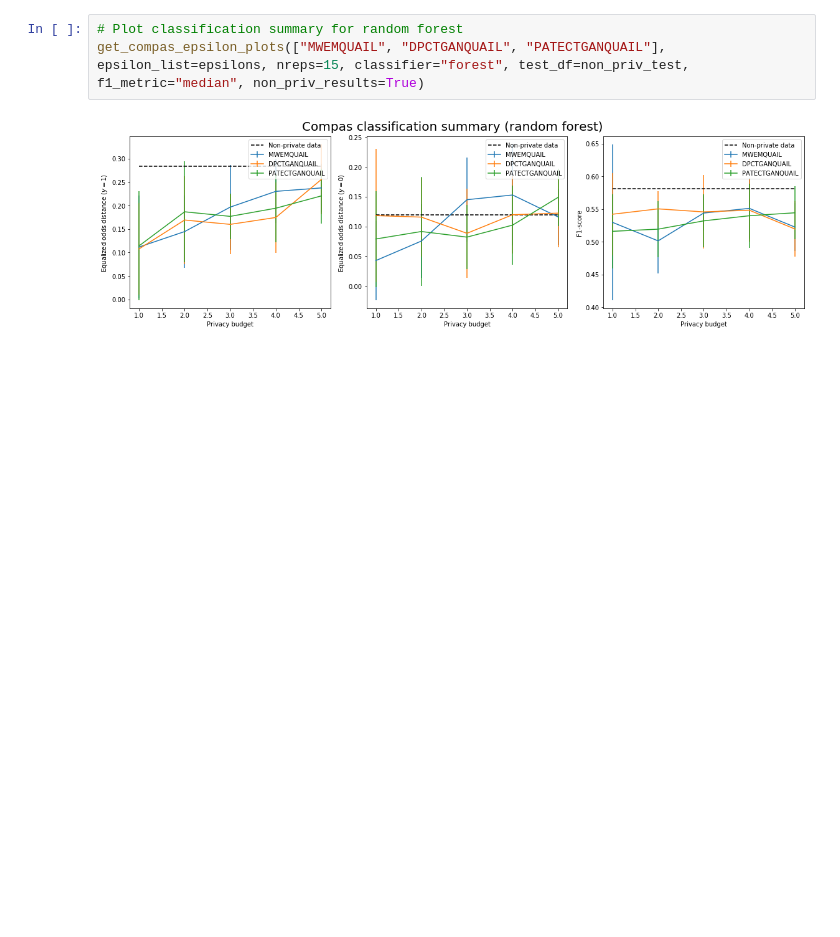
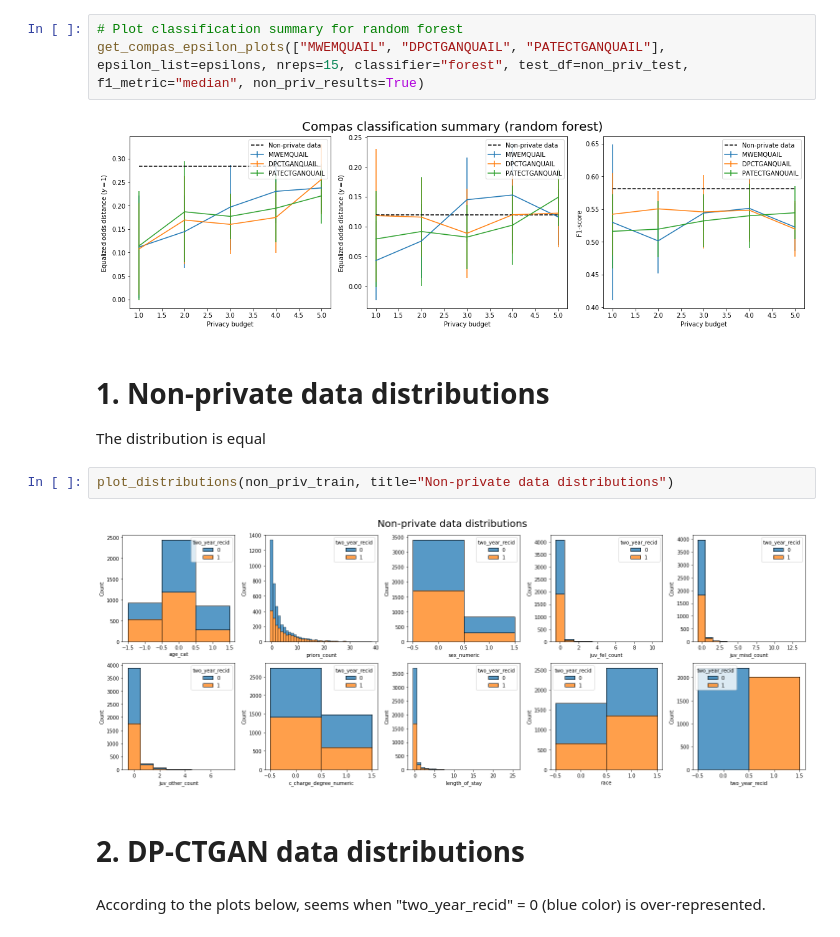
Before and after one commit to kgrabarz/microsoft_capstone_fall_2021, a Jupyter notebook: Code/Pipelines_and_EDA/13_Compas_Synthetic_Data_Distributions.ipynb, the cells around one changed output. Saved outputs shown, nothing was run; the diff lists cells and outputs as text; blank space fills up the shorter version.

Commit message:
Added visualization for COMPAS

```diff
--- a/Code/Pipelines_and_EDA/13_Compas_Synthetic_Data_Distributions.ipynb
+++ b/Code/Pipelines_and_EDA/13_Compas_Synthetic_Data_Distributions.ipynb
@@ -341,3 +341,15 @@ get_compas_epsilon_plots(["MWEMQUAIL", "DPCTGANQUAIL", "PATECTGANQUAIL"], epsilo
 get_compas_epsilon_plots(["MWEMQUAIL", "DPCTGANQUAIL", "PATECTGANQUAIL"], epsilon_list=epsilons, nreps=15, classifier="forest", test_df=non_priv_test, f1_metric="median", non_priv_results=True)
 # %% [output]
 [figure]
+# %% [markdown]
+# 1. Non-private data distributions
+
+The distribution is equal
+# %%
+plot_distributions(non_priv_train, title="Non-private data distributions")
+# %% [output]
+[figure, added]
+# %% [markdown]
+# 2. DP-CTGAN data distributions
+# %% [markdown]
+According to the plots below, seems when  "two_year_recid" = 0 (blue color) is over-represented.
```
Also changed, not shown: parts of 26 cells of this notebook.
